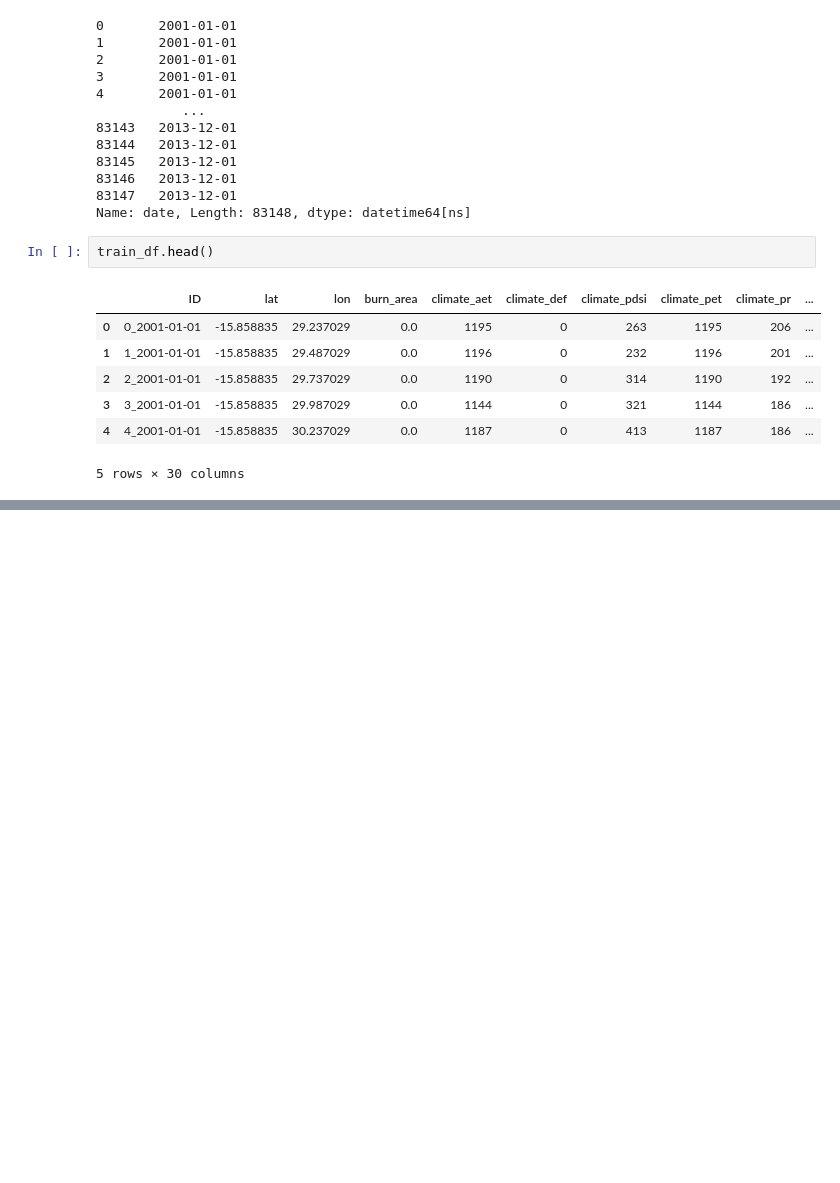
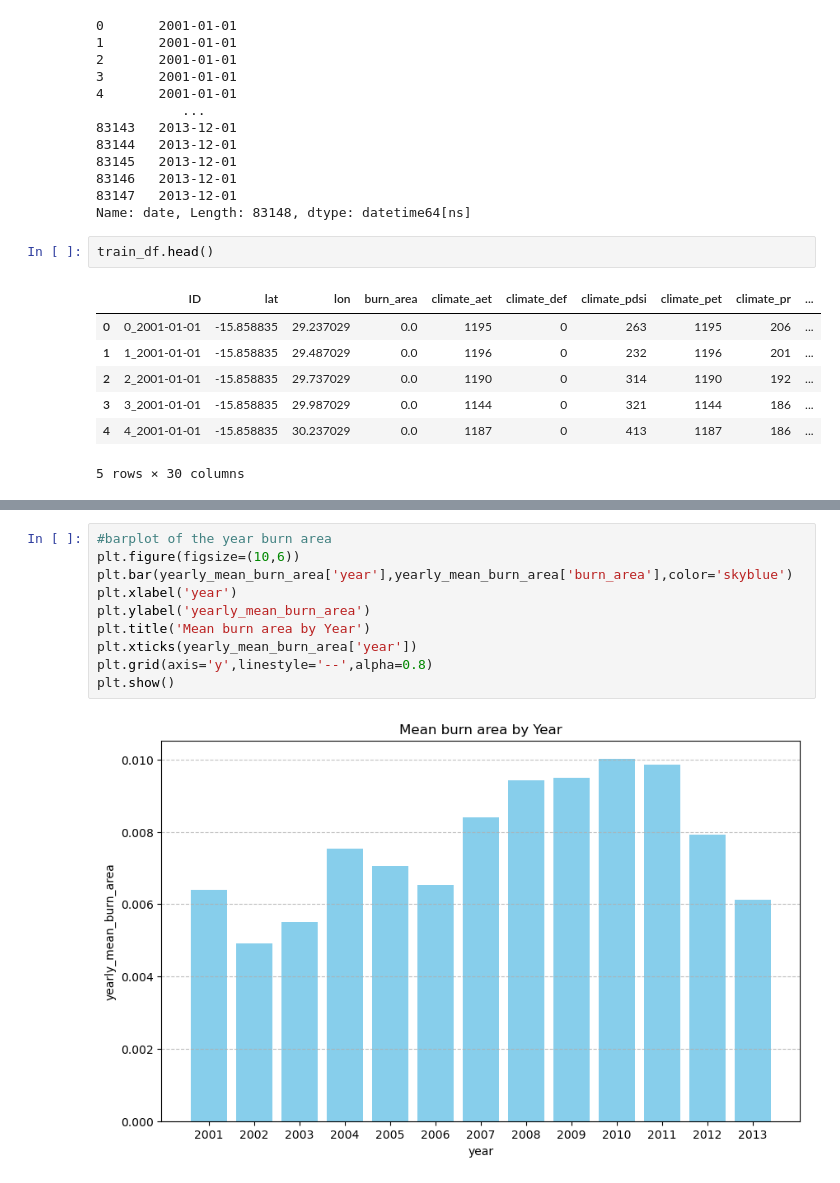
Before and after one commit to JoanChesire/Zindi_Wildfire-Prediction-Challenge, a Jupyter notebook: wildfire_prediction.ipynb, the cells around one changed output, grey strips where cells are left out. Cells and saved outputs as stored; diff of their text form; blank space fills up the shorter version.

```diff
--- a/wildfire_prediction.ipynb
+++ b/wildfire_prediction.ipynb
@@ -272,0 +305,12 @@ train_df.head()
+# %%
+#barplot of the year burn area
+plt.figure(figsize=(10,6))
+plt.bar(yearly_mean_burn_area['year'],yearly_mean_burn_area['burn_area'],color='skyblue')
+plt.xlabel('year')
+plt.ylabel('yearly_mean_burn_area')
+plt.title('Mean burn area by Year')
+plt.xticks(yearly_mean_burn_area['year'])
+plt.grid(axis='y',linestyle='--',alpha=0.8)
+plt.show()
+# %% [output]
+[figure, added]
```
Also changed, not shown: parts of 6 cells of this notebook.
